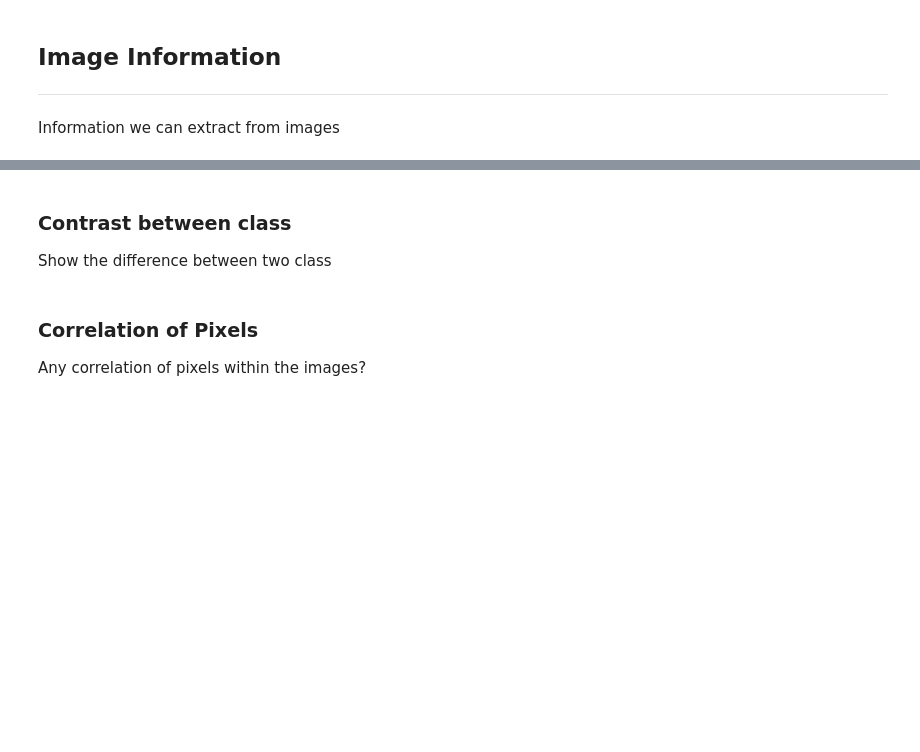
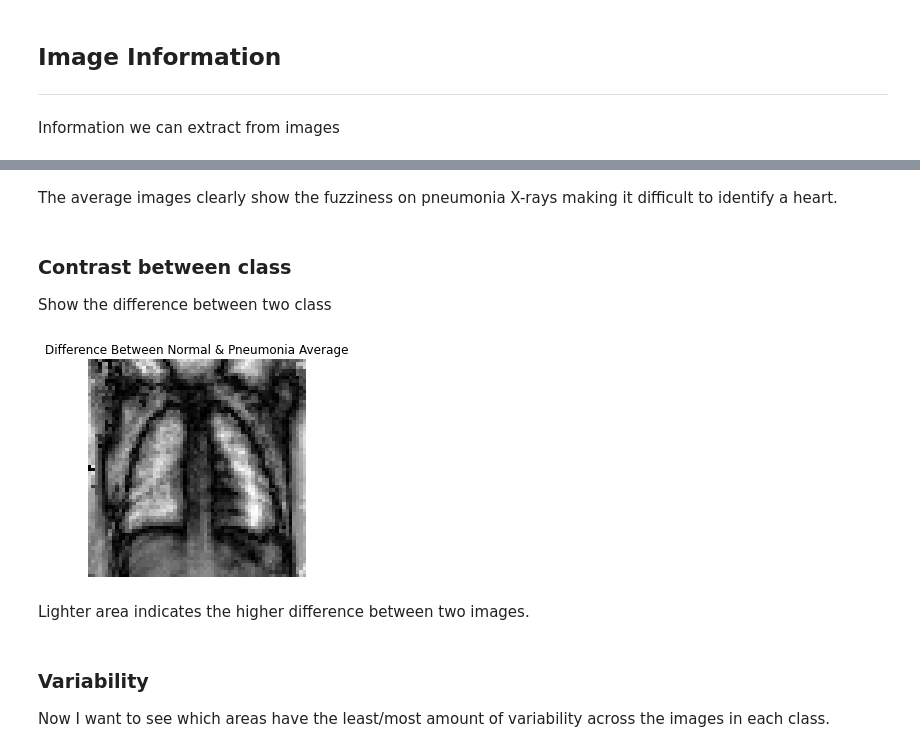
Before and after one commit to stereopickle/pneumonia_img_classification, a Jupyter notebook: 010.EDA.ipynb, the cells around one changed output, grey strips where cells are left out. Cells and saved outputs as stored; diff of their text form; code cells hidden in the pictures; blank space fills up the shorter version.

```diff
--- a/010.EDA.ipynb
+++ b/010.EDA.ipynb
@@ -69,6 +122,18 @@ Which class has more variability?
+# %% [markdown]
+The average images clearly show the fuzziness on pneumonia X-rays making it difficult to identify a heart.
 # %% [markdown]
 ### Contrast between class
 Show the difference between two class
-# %% [markdown]
-### Correlation of Pixels
-Any correlation of pixels within the images?
+# %%
+contrast_mean = abs(norm_mean - pneu_mean)
+plt.imshow(contrast_mean[0], cmap='Greys_r')
+plt.title(f'Difference Between Normal & Pneumonia Average')
+plt.axis('off')
+plt.show()
+# %% [output]
+[figure, added]
+# %% [markdown]
+Lighter area indicates the higher difference between two images.
+# %% [markdown]
+### Variability
+Now I want to see which areas have the least/most amount of variability across the images in each class.
```
Also changed, not shown: parts of 28 cells of this notebook, 1 other file.
